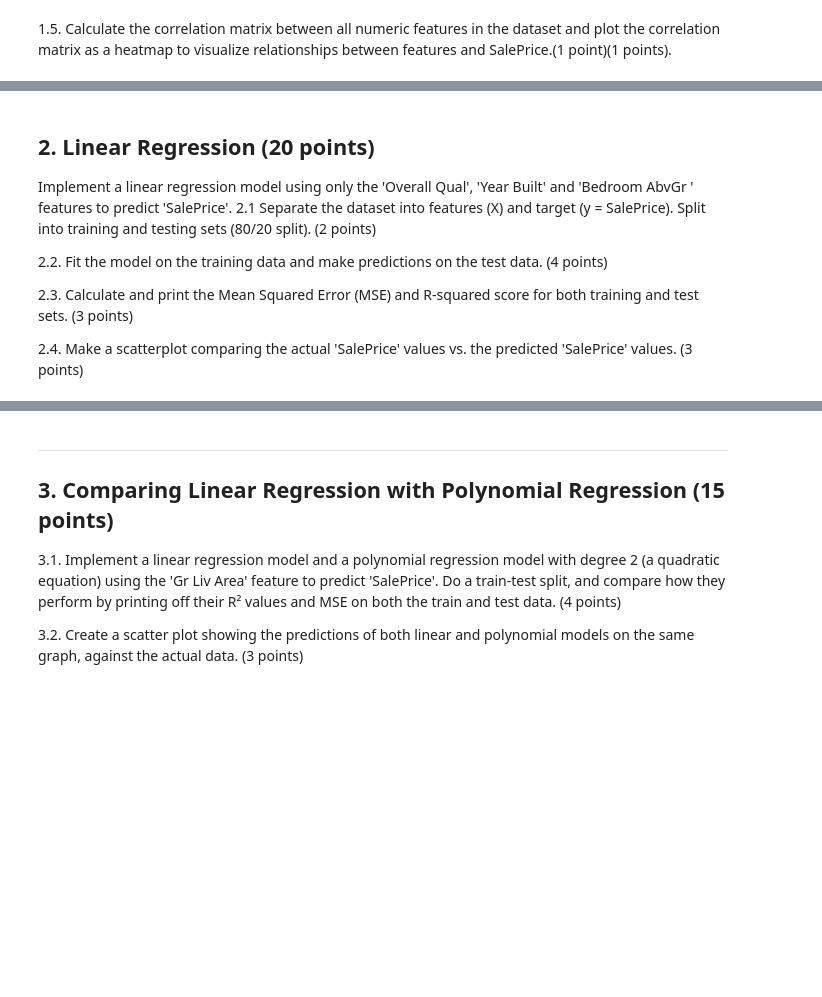
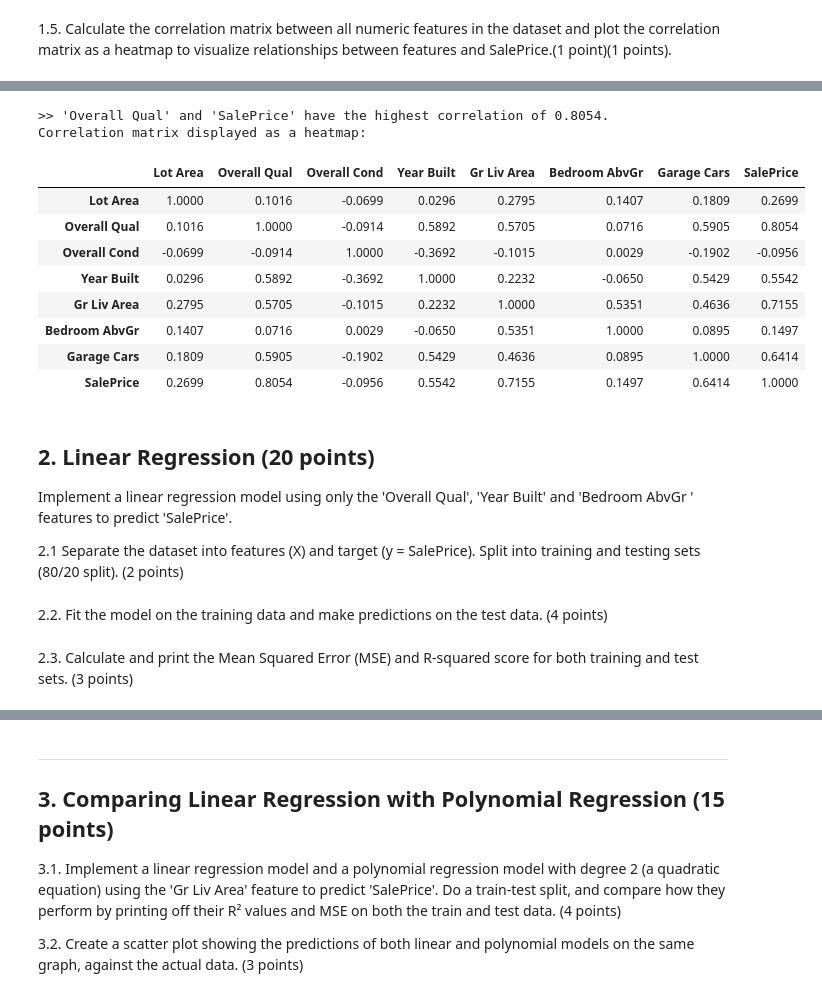
Before and after one commit to SpaceEnthusiast07/UNI, a Jupyter notebook: COM1011 - Machine Learning/Coursework/CW1/COM1011-750032575.ipynb, the cells around one changed output, grey strips where cells are left out. Drawn from its saved outputs; the diff is of its cells as text; code cells hidden in the pictures; blank space fills up the shorter version.

```diff
--- a/COM1011 - Machine Learning/Coursework/CW1/COM1011-750032575.ipynb
+++ b/COM1011 - Machine Learning/Coursework/CW1/COM1011-750032575.ipynb
@@ -222,11 +199,54 @@ SalePrice      0.269920      0.805373     -0.095615    0.554235     0.715497
+# %%
+# Answers here
+# Display the correlation matrix for the df dataset
+#print(f"Correlation Matrix:\n{df.corr().to_string()}")
+
+# Calculate the correlation matrix
+corrMatrix = df.corr()
+
+# Calculate the two features with the highest correlation
+highestCorr = 0
+feature1 = ""
+feature2 = ""
+numOfRows = df.shape[1]
+
+# loop through each row
+for j in range(numOfRows):
+    # Store the current row
+    row = corrMatrix.iloc[j]
+    # Loop through each corr value in each row
+    for k in range(numOfRows):
+        # Store the absolute value of the corr value
+        corrValue = row.iloc[k]
+        # Checks if the current corr value is larger than the highest so far and <1
+        if (abs(corrValue) > highestCorr) and (abs(corrValue) < 1):
+            # Store the new highest corr value
+            highestCorr = corrValue
+            # Store the two features that this corr value is between
+            feature1 = corrMatrix.index[j]
+            feature2 = corrMatrix.index[k]
+
+# Output which two features have the highest correlation
+print(f">> \'{feature1}\' and \'{feature2}\' have the highest correlation of {round(highestCorr, 4)}.")
+
+# Display the correlation matrix as a heatmap
+print("Correlation matrix displayed as a heatmap:")
+corrMatrix.style.format("{:.4f}").background_gradient(cmap="coolwarm")
+# %% [output]
+>> 'Overall Qual' and 'SalePrice' have the highest correlation of 0.8054.
+Correlation matrix displayed as a heatmap:
+|  | Lot Area | Overall Qual | Overall Cond | Year Built | Gr Liv Area | Bedroom AbvGr | Garage Cars | SalePrice |
+| Lot Area | 1.0000 | 0.1016 | -0.0699 | 0.0296 | 0.2795 | 0.1407 | 0.1809 | 0.2699 |
+| Overall Qual | 0.1016 | 1.0000 | -0.0914 | 0.5892 | 0.5705 | 0.0716 | 0.5905 | 0.8054 |
+| Overall Cond | -0.0699 | -0.0914 | 1.0000 | -0.3692 | -0.1015 | 0.0029 | -0.1902 | -0.0956 |
+| Year Built | 0.0296 | 0.5892 | -0.3692 | 1.0000 | 0.2232 | -0.0650 | 0.5429 | 0.5542 |
+| Gr Liv Area | 0.2795 | 0.5705 | -0.1015 | 0.2232 | 1.0000 | 0.5351 | 0.4636 | 0.7155 |
+| Bedroom AbvGr | 0.1407 | 0.0716 | 0.0029 | -0.0650 | 0.5351 | 1.0000 | 0.0895 | 0.1497 |
+| Garage Cars | 0.1809 | 0.5905 | -0.1902 | 0.5429 | 0.4636 | 0.0895 | 1.0000 | 0.6414 |
+| SalePrice | 0.2699 | 0.8054 | -0.0956 | 0.5542 | 0.7155 | 0.1497 | 0.6414 | 1.0000 |
 # %% [markdown]
 ## 2. Linear Regression (20 points)
 
 Implement a linear regression model using only the 'Overall Qual', 'Year Built' and 'Bedroom AbvGr ' features to predict 'SalePrice'.
+
 2.1 Separate the dataset into features (X) and target (y = SalePrice). Split into training and testing sets (80/20 split). (2 points)
-
-2.2. Fit the model on the training data and make predictions on the test data. (4 points)
-
-2.3. Calculate and print the Mean Squared Error (MSE) and R-squared score for both training and test sets. (3 points)
-
-2.4. Make a scatterplot comparing the actual 'SalePrice' values vs. the predicted 'SalePrice' values. (3 points)
@@ -232,0 +283,2 @@ Implement a linear regression model using only the 'Overall Qual', 'Year Built'
+# %% [markdown]
+2.2. Fit the model on the training data and make predictions on the test data. (4 points)
@@ -232,0 +297,2 @@ Implement a linear regression model using only the 'Overall Qual', 'Year Built'
+# %% [markdown]
+2.3. Calculate and print the Mean Squared Error (MSE) and R-squared score for both training and test sets. (3 points)
```
Also changed, not shown: parts of 14 cells of this notebook.
